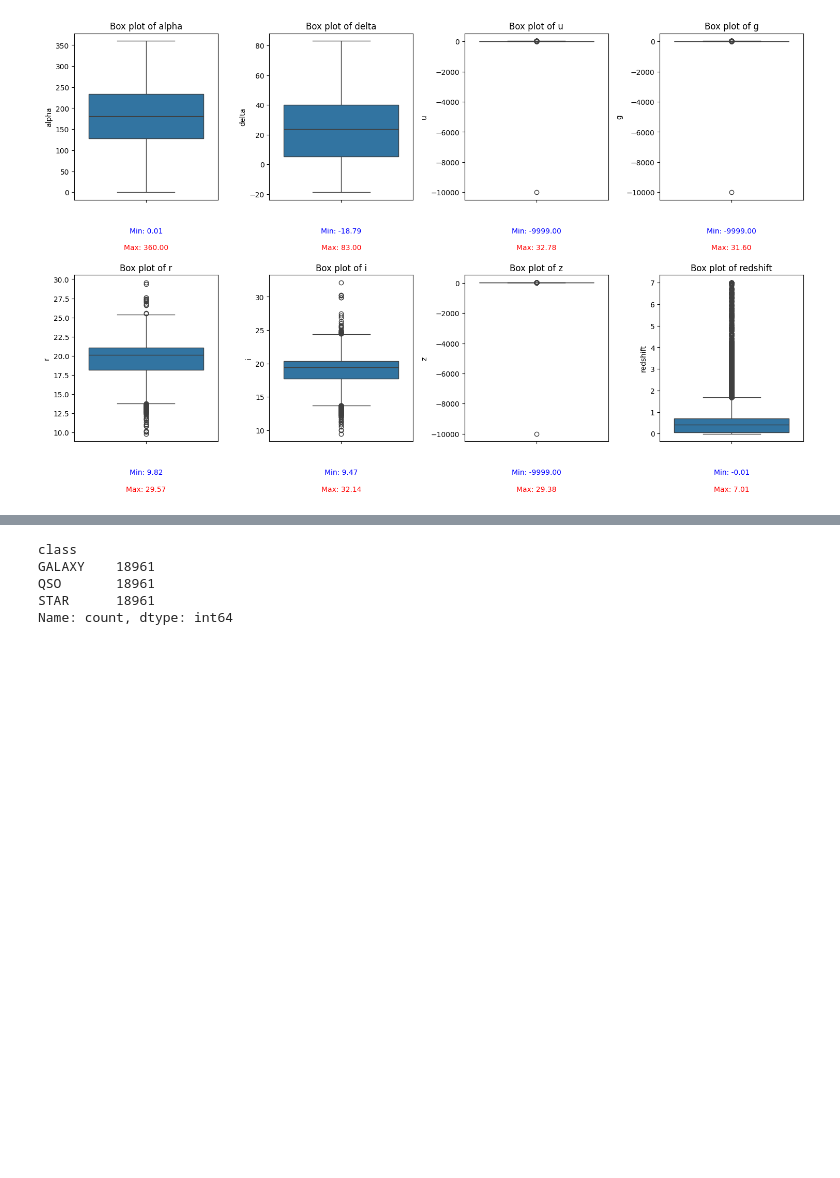
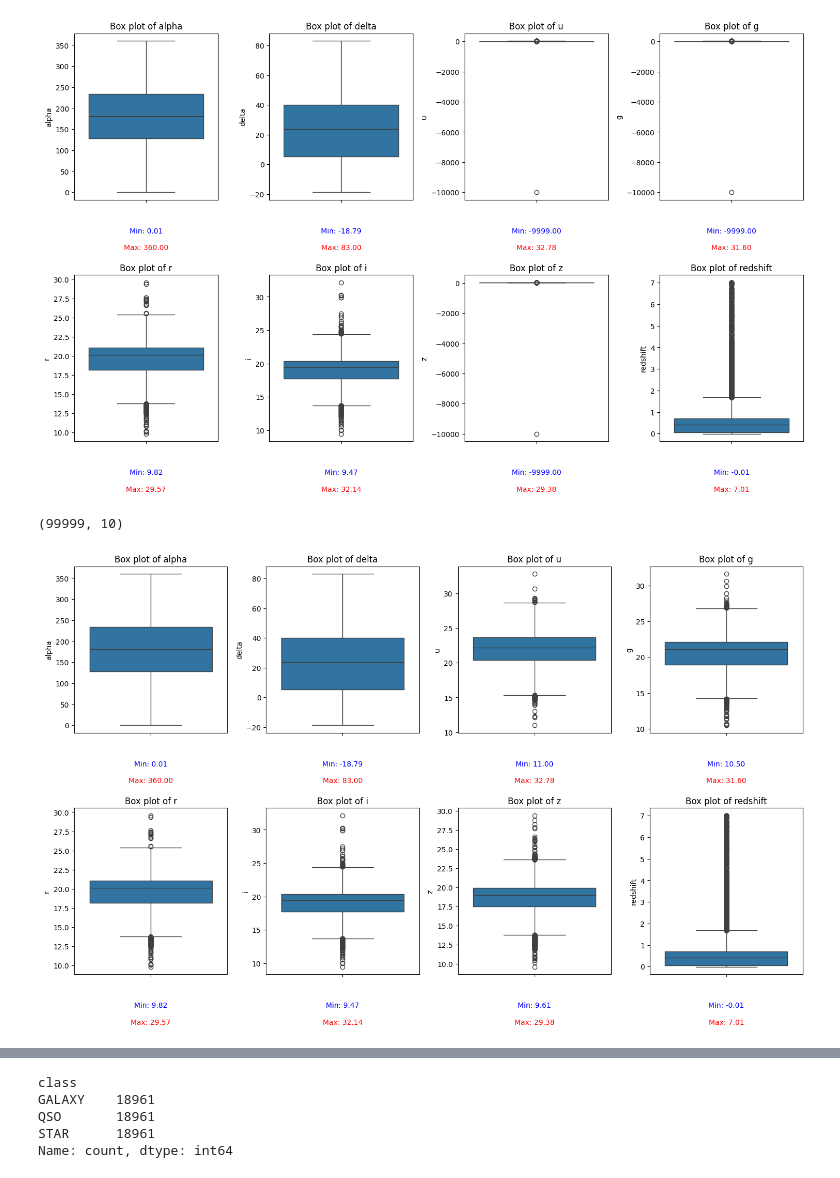
Before and after one commit to jonnneehh/STINTSY-MachineProject, a Jupyter notebook: datasetPreparation.ipynb, the cells around one changed output, grey strips where cells are left out. Cells and saved outputs as stored; diff of their text form; code cells hidden in the pictures; blank space fills up the shorter version.

```diff
--- a/datasetPreparation.ipynb
+++ b/datasetPreparation.ipynb
@@ -211,11 +211,11 @@ Outliers shape: (2116, 18)
 plt.figure(figsize=(15, 10))
 for i, column in enumerate(columnsx1, 1):
     plt.subplot(2, 4, i)
-    sns.boxplot(data=stars, y=column)
+    sns.boxplot(data=cleaned, y=column)
 
     # Get the minimum and maximum values
-    min_value = stars[column].min()
-    max_value = stars[column].max()
+    min_value = cleaned[column].min()
+    max_value = cleaned[column].max()
 
     # Add text annotations for min and max values
     plt.text(0.5, -0.2, f'Min: {min_value:.2f}', horizontalalignment='center', fontsize=10, color='blue', transform=plt.gca().transAxes)
@@ -228,3 +228,33 @@ plt.tight_layout(rect=[0, 0, 1, 0.95])  # Adjust layout to make space for titles
 plt.show()
 # %% [output]
 [figure]
+# %%
+errorvalue = -9999.00
+cleaned= cleaned[cleaned['u'] != errorvalue]
+cleaned = cleaned[cleaned['g'] != errorvalue]
+cleaned = cleaned[cleaned['z'] != errorvalue]
+# %%
+cleaned.shape
+# %% [output]
+(99999, 10)
+# %%
+plt.figure(figsize=(15, 10))
+for i, column in enumerate(columnsx1, 1):
+    plt.subplot(2, 4, i)
+    sns.boxplot(data=cleaned, y=column)
+
+    # Get the minimum and maximum values
+    min_value = cleaned[column].min()
+    max_value = cleaned[column].max()
+
+    # Add text annotations for min and max values
+    plt.text(0.5, -0.2, f'Min: {min_value:.2f}', horizontalalignment='center', fontsize=10, color='blue', transform=plt.gca().transAxes)
+    plt.text(0.5, -0.3, f'Max: {max_value:.2f}', horizontalalignment='center', fontsize=10, color='red', transform=plt.gca().transAxes)
+
+    # Title for each subplot
+    plt.title(f'Box plot of {column}')
+
+plt.tight_layout(rect=[0, 0, 1, 0.95])  # Adjust layout to make space for titles and annotations
+plt.show()
+# %% [output]
+[figure, added]
```
Also changed, not shown: parts of 6 cells of this notebook, 1 other file.
